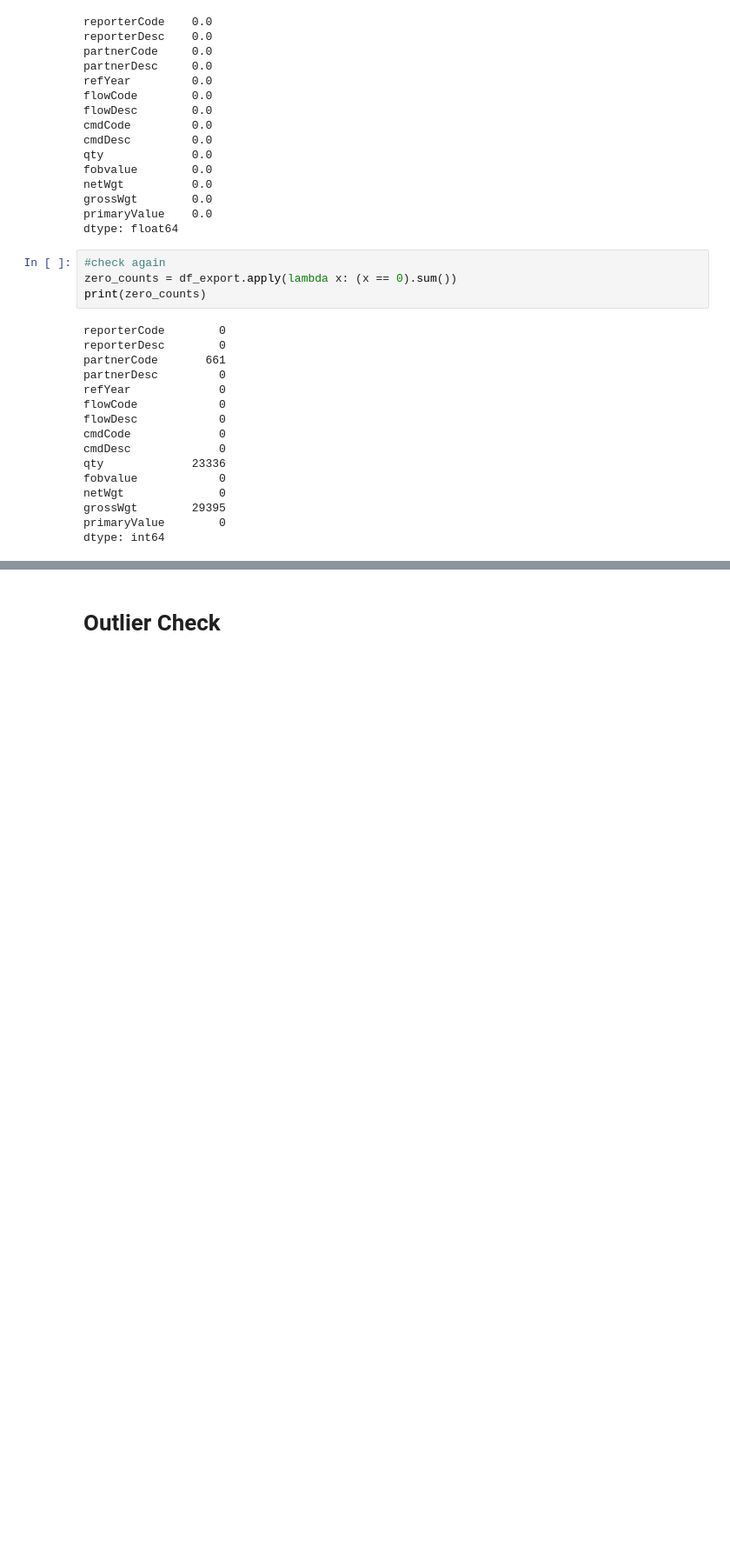
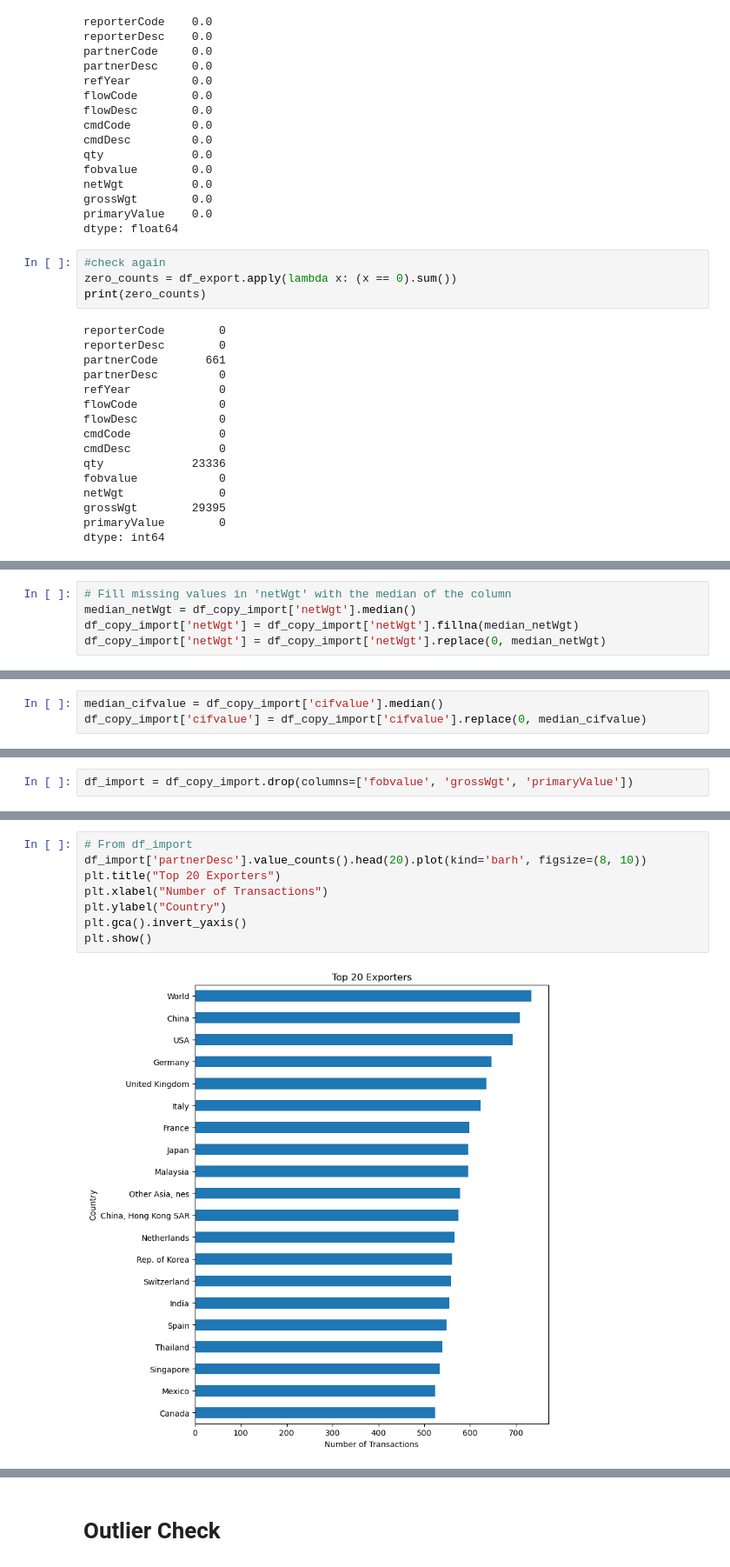
Before and after one commit to rfih/Dibimbing---DSDA, a Jupyter notebook: Final Project/Final.ipynb, the cells around one changed output, grey strips where cells are left out. Shown at 87% size. Cells and saved outputs as stored; diff of their text form; blank space fills up the shorter version.

```diff
--- a/Final Project/Final.ipynb
+++ b/Final Project/Final.ipynb
@@ -344,0 +472,5 @@ dtype: int64
+# %%
+# Fill missing values in 'netWgt' with the median of the column
+median_netWgt = df_copy_import['netWgt'].median()
+df_copy_import['netWgt'] = df_copy_import['netWgt'].fillna(median_netWgt)
+df_copy_import['netWgt'] = df_copy_import['netWgt'].replace(0, median_netWgt)
@@ -344,0 +488,3 @@ dtype: int64
+# %%
+median_cifvalue = df_copy_import['cifvalue'].median()
+df_copy_import['cifvalue'] = df_copy_import['cifvalue'].replace(0, median_cifvalue)
@@ -344,0 +497,2 @@ dtype: int64
+# %%
+df_import = df_copy_import.drop(columns=['fobvalue', 'grossWgt', 'primaryValue'])
@@ -344,0 +578,10 @@ dtype: int64
+# %%
+# From df_import
+df_import['partnerDesc'].value_counts().head(20).plot(kind='barh', figsize=(8, 10))
+plt.title("Top 20 Exporters")
+plt.xlabel("Number of Transactions")
+plt.ylabel("Country")
+plt.gca().invert_yaxis()
+plt.show()
+# %% [output]
+[figure, added]
```
Also changed, not shown: parts of 36 cells of this notebook.
